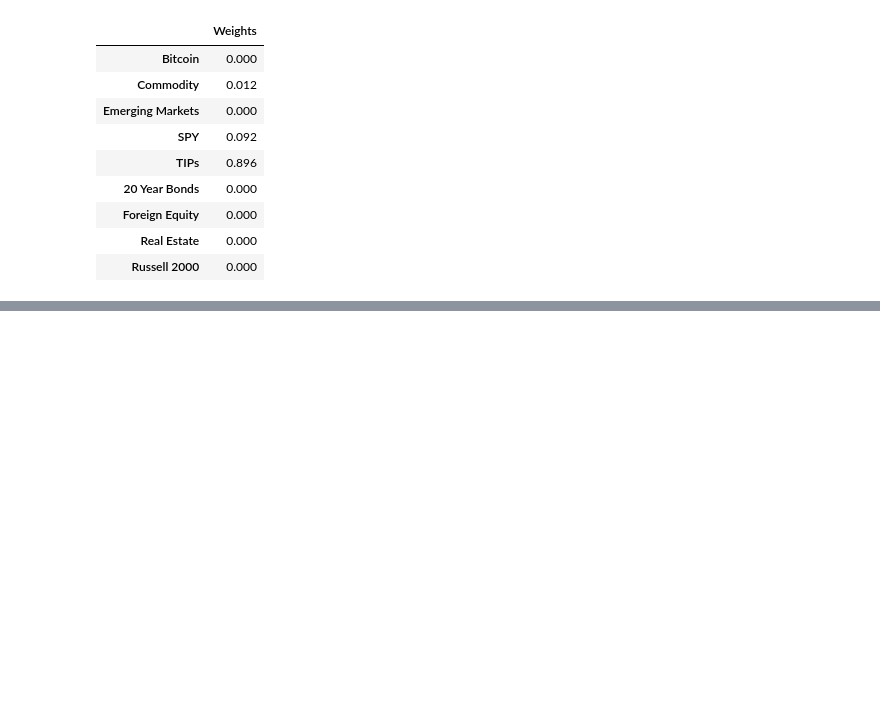
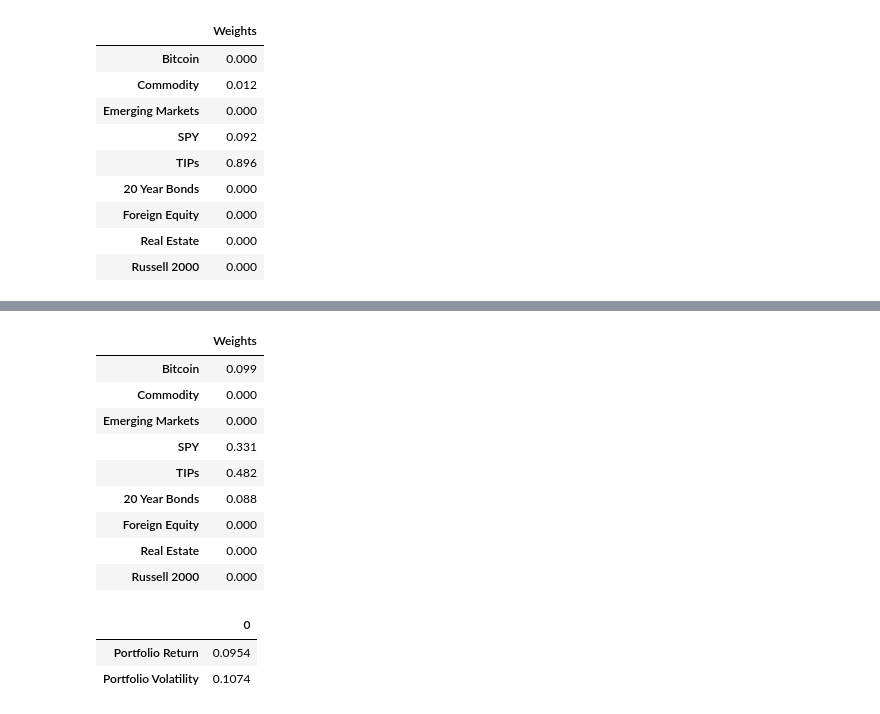
Before and after one commit to dcstein22/economics, a Jupyter notebook: Tech_Presentation.ipynb, the cells around one changed output, grey strips where cells are left out. Cells and saved outputs as stored; diff of their text form; code cells hidden in the pictures; blank space fills up the shorter version.

```diff
--- a/Tech_Presentation.ipynb
+++ b/Tech_Presentation.ipynb
@@ -171,0 +240,22 @@ Expected return 0.0323589710877446 and minimizing portfolio volatility is 0.0528
+# %%
+cons = ({'type':'eq', 'fun': lambda x: port_ret(x)-f(opt[2])}, {'type':'eq', 'fun': lambda x: np.sum(x)-1})
+res = sco.minimize(port_vol, eweights, method = "SLSQP", bounds = bnds, constraints = cons)
+
+pd.DataFrame(res['x'].round(3), index = [ "Bitcoin", "Commodity", "Emerging Markets", "SPY","TIPs", "20 Year Bonds", "Foreign Equity", "Real Estate", "Russell 2000"], columns = ["Weights"])
+# %% [output]
+|  | Weights |
+| Bitcoin | 0.099 |
+| Commodity | 0.000 |
+| Emerging Markets | 0.000 |
+| SPY | 0.331 |
+| TIPs | 0.482 |
+| 20 Year Bonds | 0.088 |
+| Foreign Equity | 0.000 |
+| Real Estate | 0.000 |
+| Russell 2000 | 0.000 |
+# %%
+pd.DataFrame([port_ret(res['x']).round(4), port_vol(res['x']).round(4)], index = ["Portfolio Return", "Portfolio Volatility"])
+# %% [output]
+|  | 0 |
+| Portfolio Return | 0.0954 |
+| Portfolio Volatility | 0.1074 |
```
Also changed, not shown: parts of 11 cells of this notebook.
